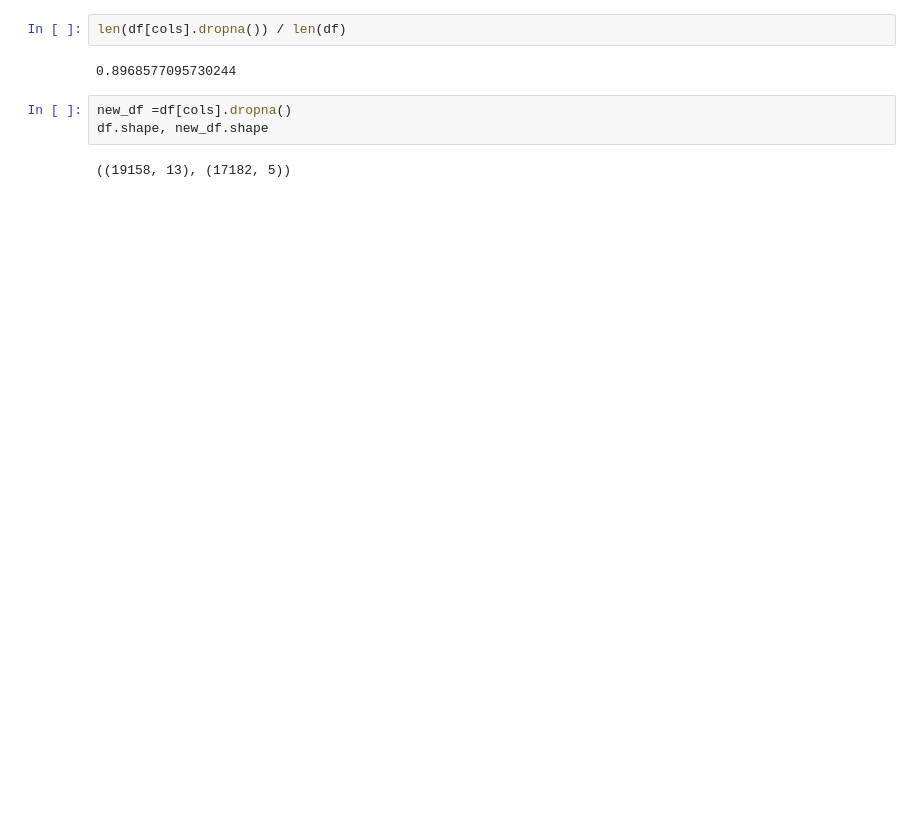
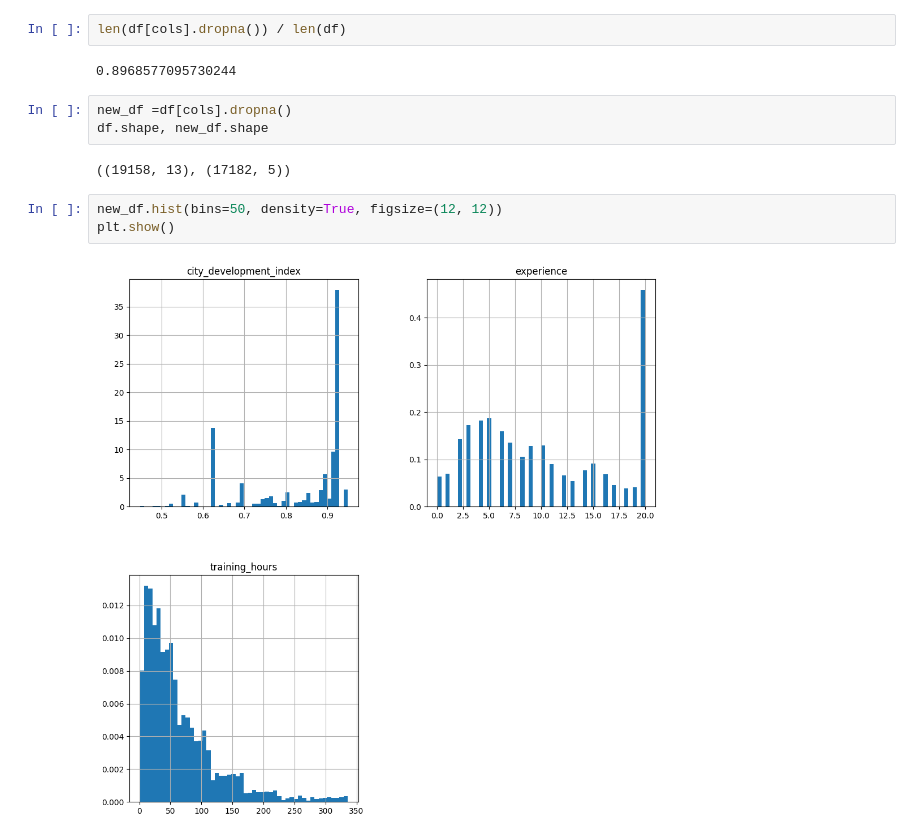
Before and after one commit to amitmishra-cs/100-Days_ML_DL, a Jupyter notebook: 29-HandlingMv/HMV.IPYNB, the cells around one changed output. Saved outputs shown, nothing was run; the diff lists cells and outputs as text; blank space fills up the shorter version.

```diff
--- a/29-HandlingMv/HMV.IPYNB
+++ b/29-HandlingMv/HMV.IPYNB
@@ -81,3 +92,8 @@ new_df =df[cols].dropna()
 df.shape, new_df.shape
 # %% [output]
 ((19158, 13), (17182, 5))
+# %%
+new_df.hist(bins=50, density=True, figsize=(12, 12))
+plt.show()
+# %% [output]
+[figure, added]
```
Also changed, not shown: parts of 11 cells of this notebook.
